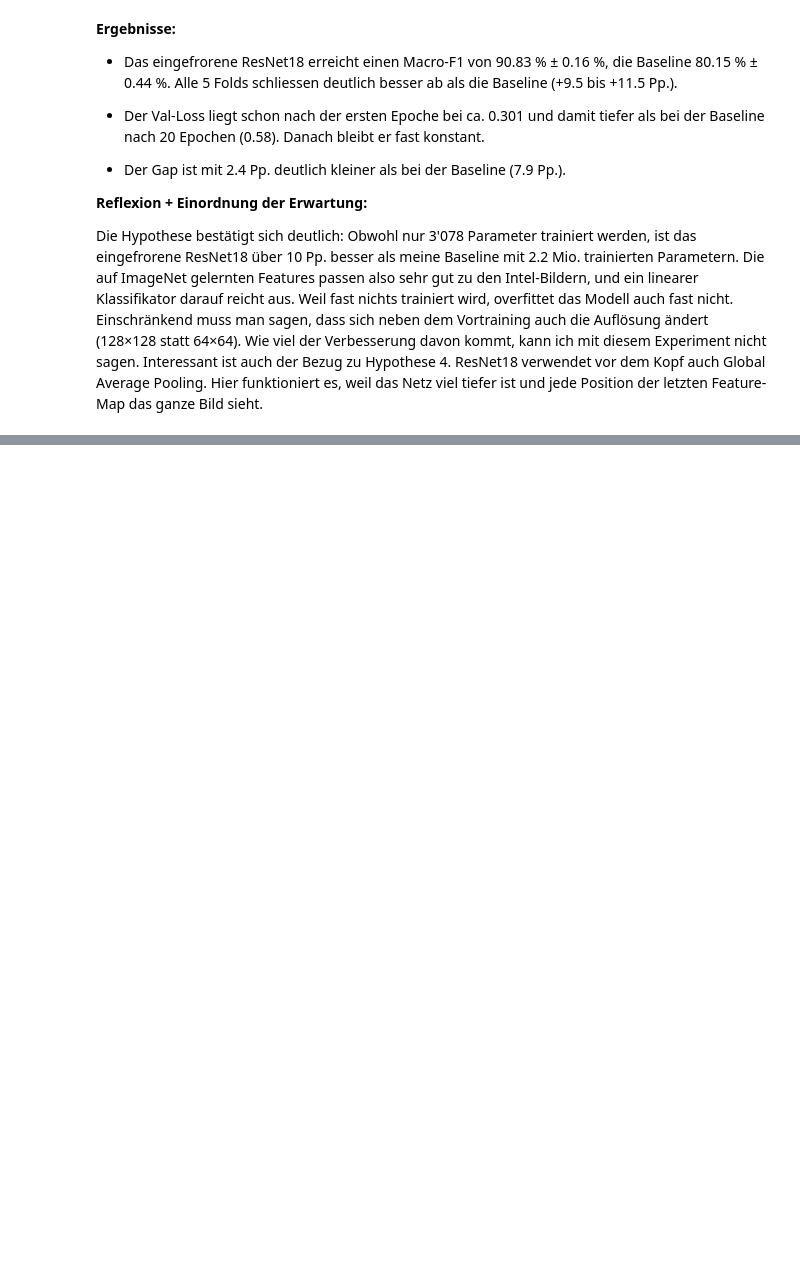
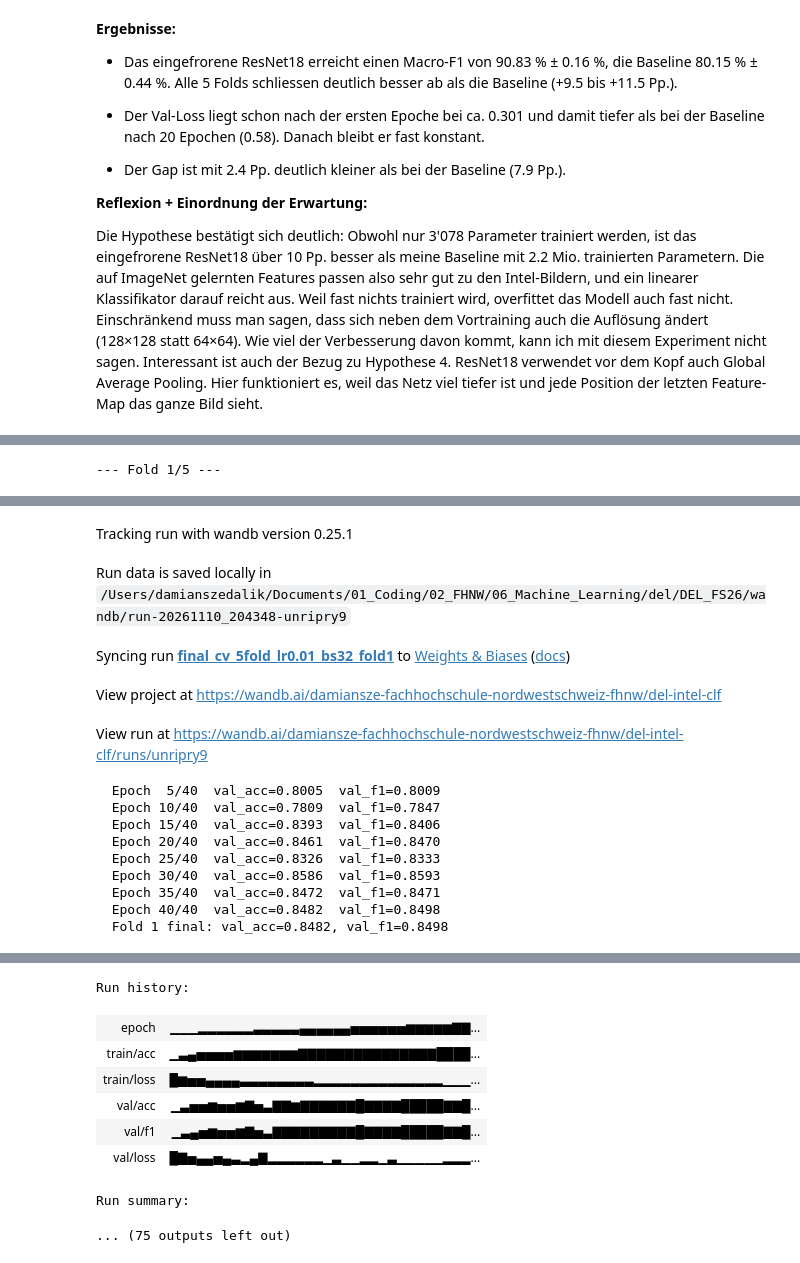
Before and after one commit to damiansze/DEL_FS26, a Jupyter notebook: DEL_MC.ipynb, the cells around one changed output, grey strips where cells are left out. Drawn from its saved outputs; the diff is of its cells as text; code cells hidden in the pictures; blank space fills up the shorter version.

```diff
--- a/DEL_MC.ipynb
+++ b/DEL_MC.ipynb
@@ -2569,0 +2731,11 @@ Die Hypothese bestätigt sich deutlich: Obwohl nur 3'078 Parameter trainiert wer
+# %%
+FINAL_RUN_NAME = "final_f32_fc_p0.3"
+
+final_checkpoint = torch.load(CHECKPOINT_DIR / f"{FINAL_RUN_NAME}.pt", map_location=device)
+final_cv_config  = {**final_checkpoint["config"], "run_name": "final_cv"}
+
+final_cv_results = run_cross_validation(train_ds, final_cv_config, device,
+                                        model_fn=build_final_model, train_dataset=train_ds_final_aug)
+print("Final-CV Run-IDs:", [r["run_id"] for r in final_cv_results["fold_results"]])
+# %% [output]
+--- Fold 1/5 ---
@@ -2569,0 +2743,14 @@ Die Hypothese bestätigt sich deutlich: Obwohl nur 3'078 Parameter trainiert wer
+Tracking run with wandb version 0.25.1
+Run data is saved locally in /Users/damianszedalik/Documents/01_Coding/02_FHNW/06_Machine_Learning/del/DEL_FS26/wandb/run-20261110_204348-unripry9
+Syncing run final_cv_5fold_lr0.01_bs32_fold1 to Weights & Biases (docs)
+View project at https://wandb.ai/damiansze-fachhochschule-nordwestschweiz-fhnw/del-intel-clf
+View run at https://wandb.ai/damiansze-fachhochschule-nordwestschweiz-fhnw/del-intel-clf/runs/unripry9
+  Epoch  5/40  val_acc=0.8005  val_f1=0.8009
+  Epoch 10/40  val_acc=0.7809  val_f1=0.7847
+  Epoch 15/40  val_acc=0.8393  val_f1=0.8406
+  Epoch 20/40  val_acc=0.8461  val_f1=0.8470
+  Epoch 25/40  val_acc=0.8326  val_f1=0.8333
+  Epoch 30/40  val_acc=0.8586  val_f1=0.8593
+  Epoch 35/40  val_acc=0.8472  val_f1=0.8471
+  Epoch 40/40  val_acc=0.8482  val_f1=0.8498
+  Fold 1 final: val_acc=0.8482, val_f1=0.8498
@@ -2569,0 +2758,9 @@ Die Hypothese bestätigt sich deutlich: Obwohl nur 3'078 Parameter trainiert wer
+Run history:
+| epoch | ▁▁▁▂▂▂▂▂▂▃▃▃▃▃▄▄▄▄▄▄▅▅▅▅▅▅▆▆▆▆▆▇▇... |
+| train/acc | ▁▃▄▅▅▅▅▆▆▆▆▆▆▆▇▇▇▇▇▇▇▇▇▇▇▇▇▇▇████... |
+| train/loss | █▆▅▅▄▄▄▄▃▃▃▃▃▃▃▃▂▂▂▂▂▂▂▂▂▂▂▂▂▂▁▁▁... |
+| val/acc | ▁▃▅▅▆▅▅▆▇▅▃▇▇▆▇▇▇▇▇▇█▇▇▇▇█████▇▇█... |
+| val/f1 | ▁▃▄▅▆▅▅▆▇▅▃▇▇▇▇▇▇▇▇▇█▇▇▇▇█████▇▇█... |
+| val/loss | █▇▅▄▄▅▄▃▂▄▇▂▂▂▂▂▂▁▃▁▁▂▂▁▃▁▁▁▁▁▂▂▂... |
+Run summary:
+... (75 outputs left out)
```
Also changed, not shown: parts of 7 cells of this notebook, 1 other file.
